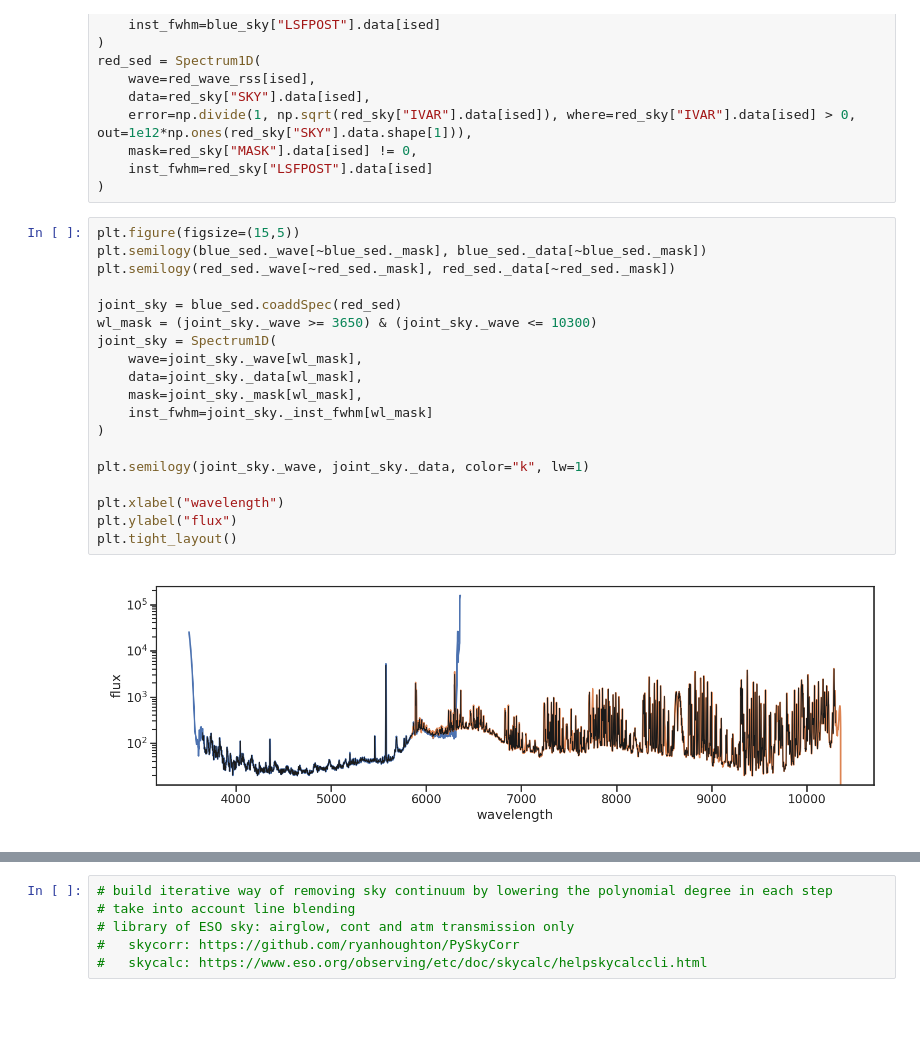
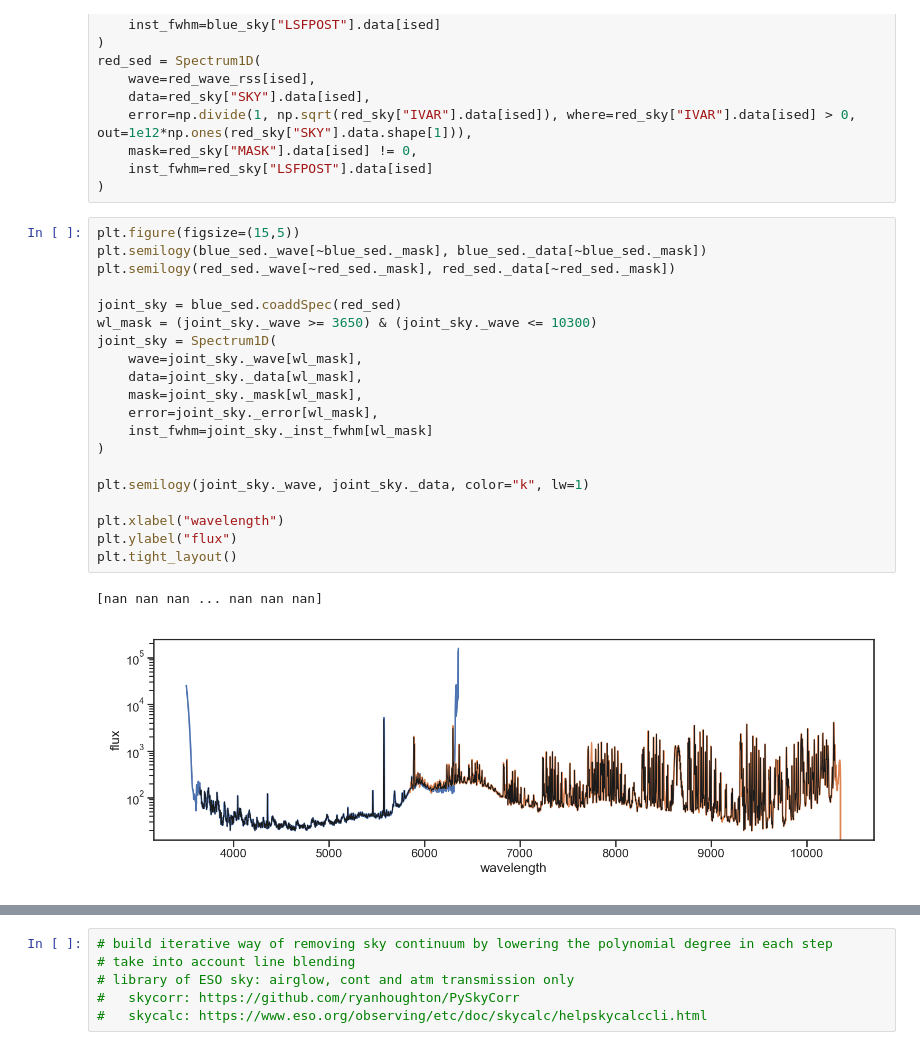
Before and after one commit to sdss/lvmdrp, a Jupyter notebook: docs/nb/sky-cont.ipynb, the cells around one changed output, grey strips where cells are left out. Drawn from its saved outputs; the diff is of its cells as text; blank space fills up the shorter version.

```diff
--- a/docs/nb/sky-cont.ipynb
+++ b/docs/nb/sky-cont.ipynb
@@ -152,21 +152,23 @@ red_sed = Spectrum1D(
 # %%
 plt.figure(figsize=(15,5))
 plt.semilogy(blue_sed._wave[~blue_sed._mask], blue_sed._data[~blue_sed._mask])
 plt.semilogy(red_sed._wave[~red_sed._mask], red_sed._data[~red_sed._mask])
 
 joint_sky = blue_sed.coaddSpec(red_sed)
 wl_mask = (joint_sky._wave >= 3650) & (joint_sky._wave <= 10300)
 joint_sky = Spectrum1D(
     wave=joint_sky._wave[wl_mask],
     data=joint_sky._data[wl_mask],
     mask=joint_sky._mask[wl_mask],
+    error=joint_sky._error[wl_mask],
     inst_fwhm=joint_sky._inst_fwhm[wl_mask]
 )
 
 plt.semilogy(joint_sky._wave, joint_sky._data, color="k", lw=1)
 
 plt.xlabel("wavelength")
 plt.ylabel("flux")
 plt.tight_layout()
 # %% [output]
+[nan nan nan ... nan nan nan]
-[figure, old version]
+[figure, new version]
```
Also changed, not shown: parts of 10 cells of this notebook.
